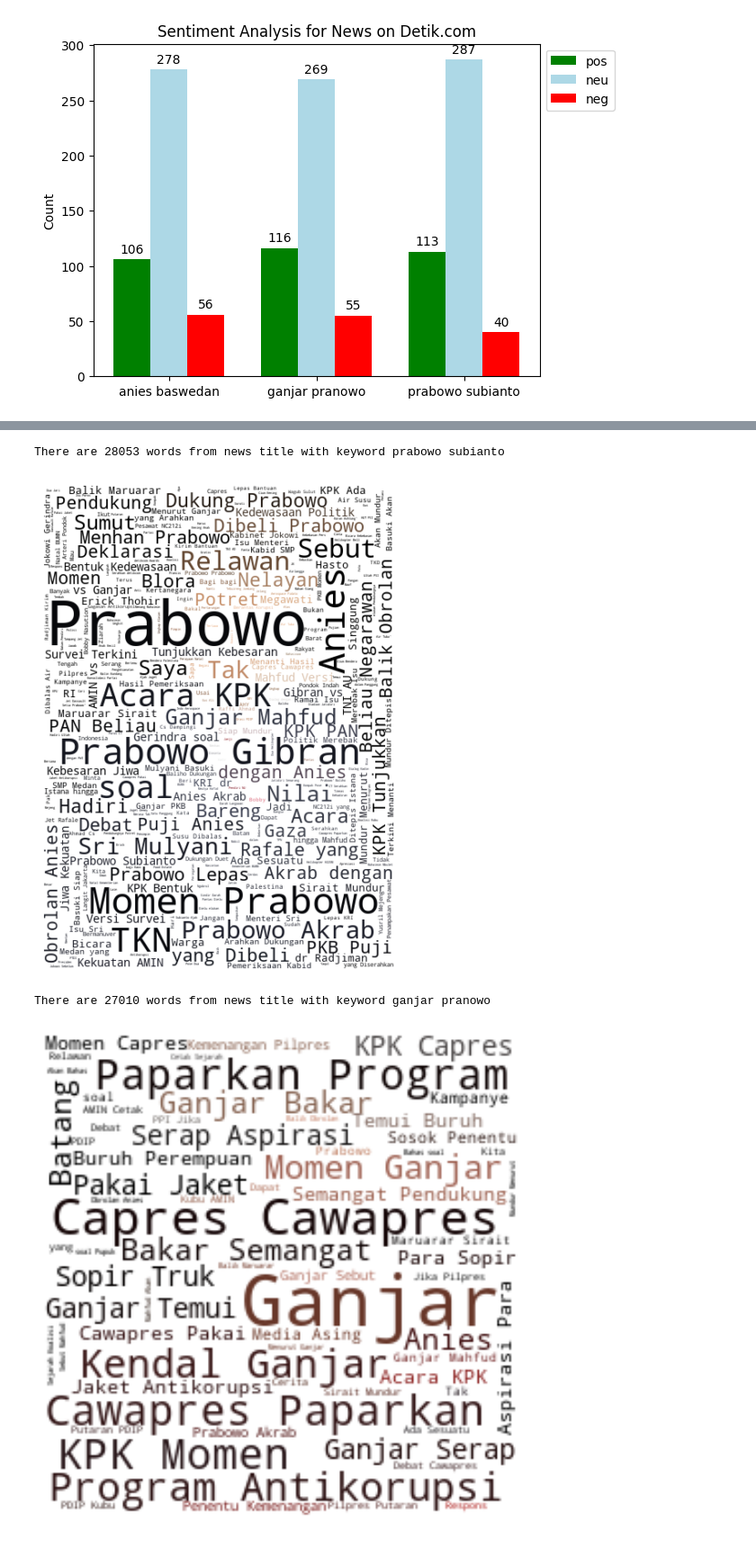
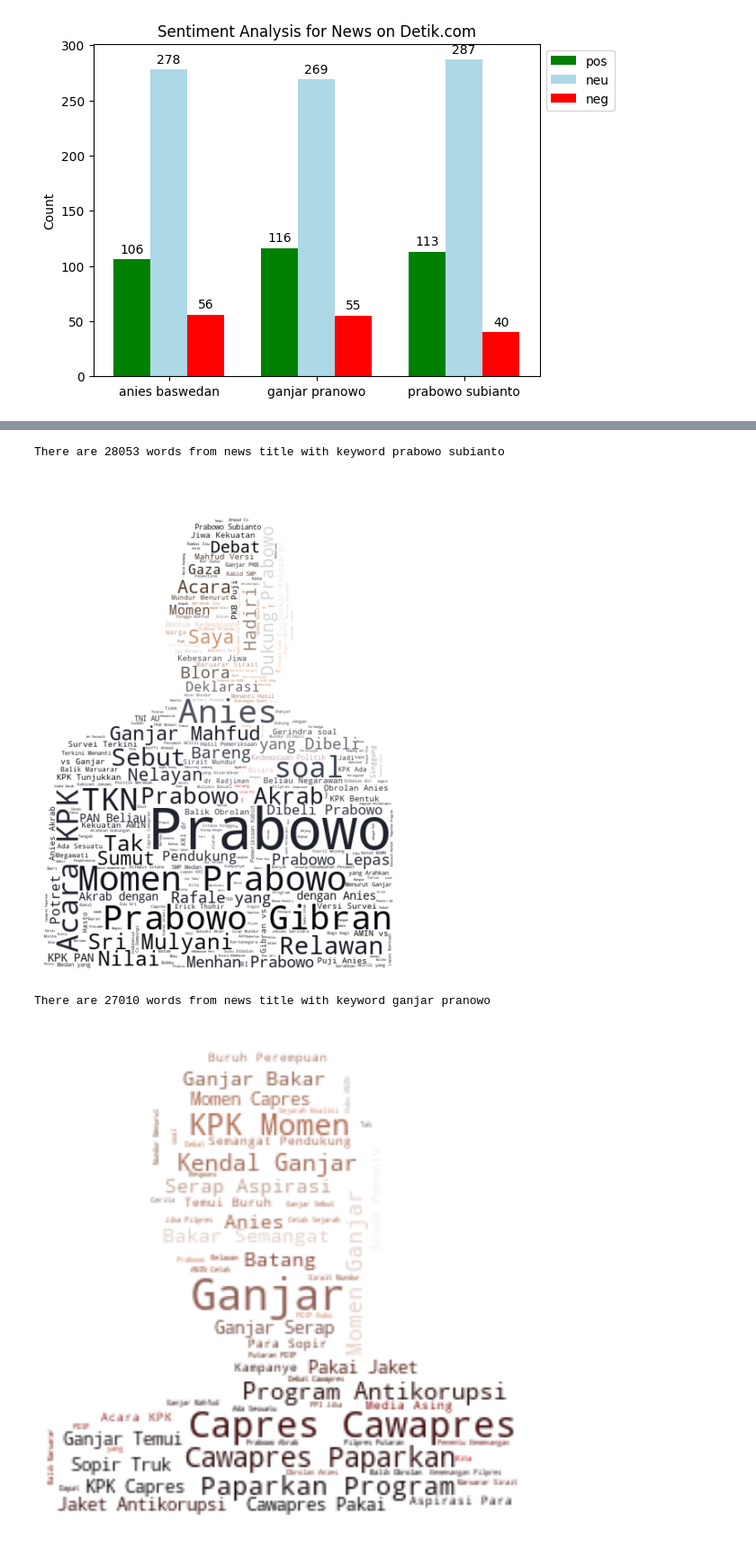
Before and after one commit to harmonicnauts/Pemilu_2024, a Jupyter notebook: scraping.ipynb, the cells around one changed output, grey strips where cells are left out. Shown at 90% size. Drawn from its saved outputs; the diff is of its cells as text; code cells hidden in the pictures.

```diff
--- a/scraping.ipynb
+++ b/scraping.ipynb
@@ -400,12 +392,12 @@ def wc(df, img_path):
   text = ' '.join([i for i in df.title])
   print(f'There are {len(text)} words from news title with keyword {df.loc[0, "keyword"]}')
 
-  mask = np.array(Image.open(img_path).convert('RGBA'))
+  mask = np.array(Image.open(img_path))
   wordcloud_por = WordCloud(stopwords=stopwords, background_color='white', max_words=5000, mask=mask).generate(text)
 
   image_colors=ImageColorGenerator(mask)
   plt.figure(figsize=(7,7))
-  plt.imshow(wordcloud_por.recolor(color_func=image_colors), interpolation='bilinear')
+  plt.imshow(wordcloud_por.recolor(color_func=image_colors))
   plt.axis('off')
   plt.show()
 # %%
@@ -416,10 +408,10 @@ There are 27806 words from news title with keyword anies baswedan
 # %%
-wc(df_prabowo, './prabowo.png')
+wc(df_prabowo, './prabowo-PhotoRoom.png-PhotoRoom.png')
 # %% [output]
 There are 28053 words from news title with keyword prabowo subianto
-[figure, old version]
+[figure, new version]
 # %%
-wc(df_ganjar, './ganjar-pranowo.png')
+wc(df_ganjar, './ganjar-pranowo-PhotoRoom.png-PhotoRoom.png')
 # %% [output]
 There are 27010 words from news title with keyword ganjar pranowo
-[figure, old version]
+[figure, new version]
```
Also changed, not shown: parts of 8 cells of this notebook.
